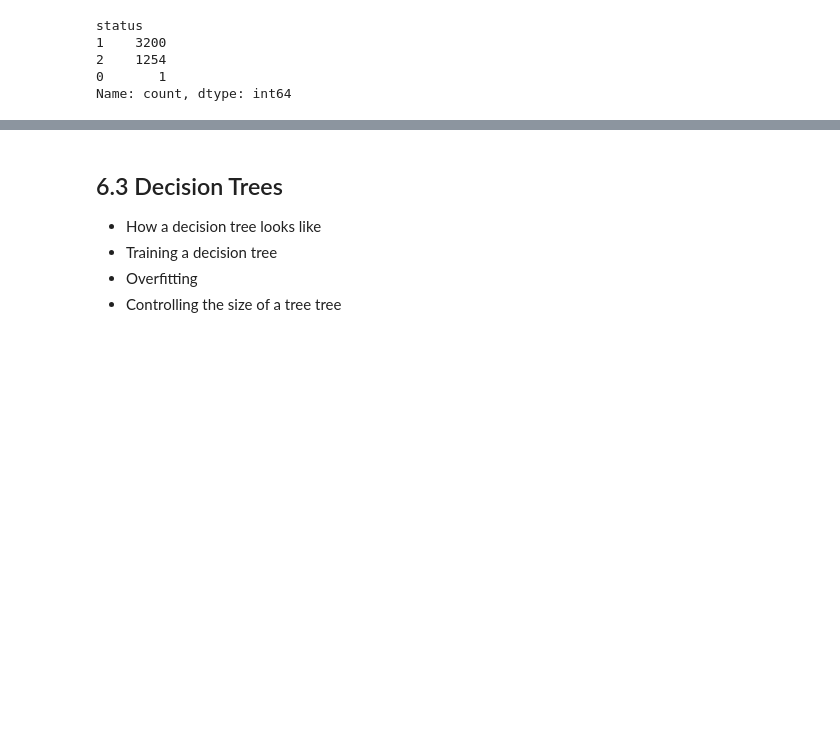
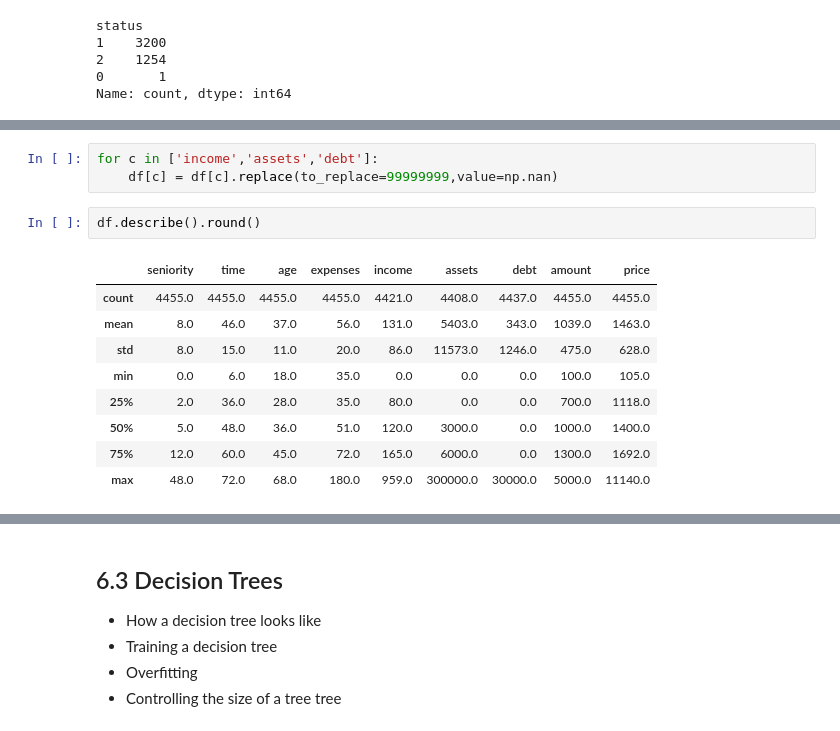
Before and after one commit to okellodaniel/ML_Scholar, a Jupyter notebook: 06-decision-trees/notebook.ipynb, the cells around one changed output, grey strips where cells are left out. Cells and saved outputs as stored; diff of their text form; blank space fills up the shorter version.

```diff
--- a/06-decision-trees/notebook.ipynb
+++ b/06-decision-trees/notebook.ipynb
@@ -51,0 +199,15 @@ Name: count, dtype: int64
+# %%
+for c in ['income','assets','debt']:
+    df[c] = df[c].replace(to_replace=99999999,value=np.nan)
+# %%
+df.describe().round()
+# %% [output]
+|  | seniority | time | age | expenses | income | assets | debt | amount | price |
+| count | 4455.0 | 4455.0 | 4455.0 | 4455.0 | 4421.0 | 4408.0 | 4437.0 | 4455.0 | 4455.0 |
+| mean | 8.0 | 46.0 | 37.0 | 56.0 | 131.0 | 5403.0 | 343.0 | 1039.0 | 1463.0 |
+| std | 8.0 | 15.0 | 11.0 | 20.0 | 86.0 | 11573.0 | 1246.0 | 475.0 | 628.0 |
+| min | 0.0 | 6.0 | 18.0 | 35.0 | 0.0 | 0.0 | 0.0 | 100.0 | 105.0 |
+| 25% | 2.0 | 36.0 | 28.0 | 35.0 | 80.0 | 0.0 | 0.0 | 700.0 | 1118.0 |
+| 50% | 5.0 | 48.0 | 36.0 | 51.0 | 120.0 | 3000.0 | 0.0 | 1000.0 | 1400.0 |
+| 75% | 12.0 | 60.0 | 45.0 | 72.0 | 165.0 | 6000.0 | 0.0 | 1300.0 | 1692.0 |
+| max | 48.0 | 72.0 | 68.0 | 180.0 | 959.0 | 300000.0 | 30000.0 | 5000.0 | 11140.0 |
```
Also changed, not shown: parts of 51 cells of this notebook.
